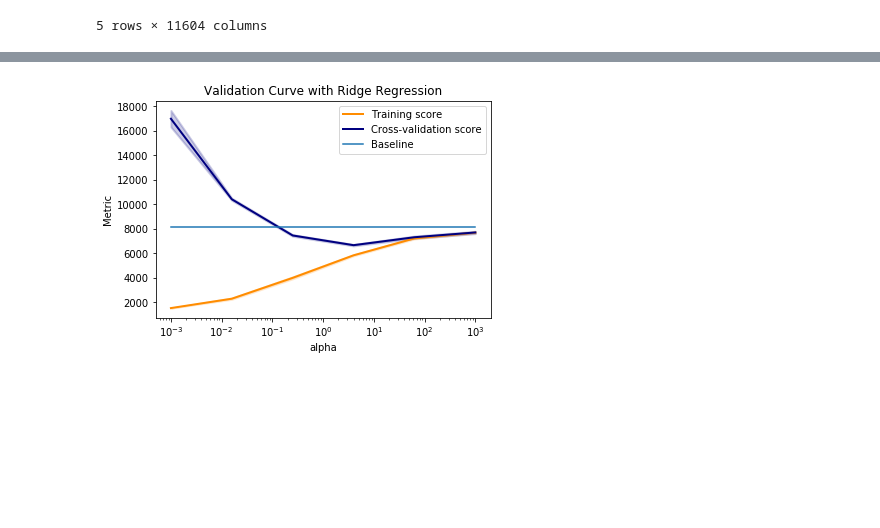
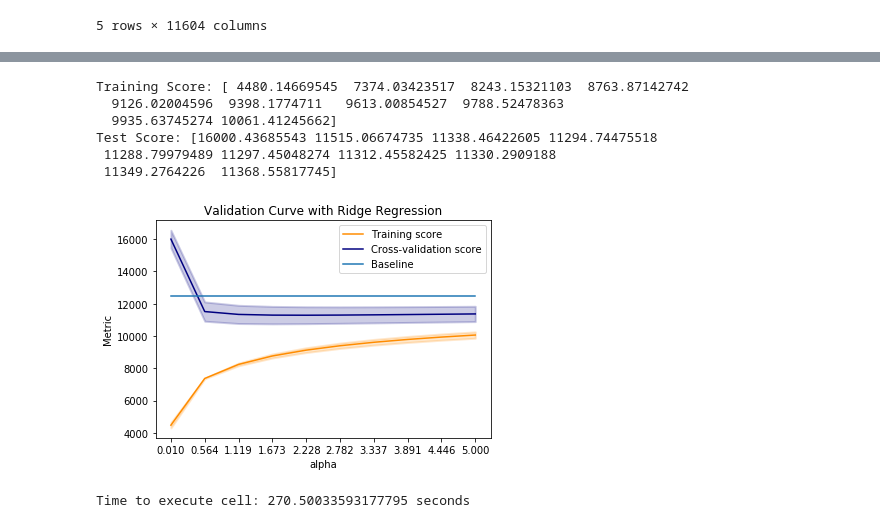
Before and after one commit to JakobLangenbahn/predict_realdonaldtrump_retweets, a Jupyter notebook: main.ipynb, the cells around one changed output, grey strips where cells are left out. Drawn from its saved outputs; the diff is of its cells as text; code cells hidden in the pictures; blank space fills up the shorter version.

```diff
--- a/main.ipynb
+++ b/main.ipynb
@@ -281,0 +277,3 @@ X_test = scaler.transform(X_test)
+# %%
+def root_mean_squared(y_actual, y_predicted):
+    return math.sqrt(mean_squared_error(y_actual, y_predicted))
@@ -301,5 +298,6 @@ Mean absolute Error: 8108.7
 # %%
-def validation_curve_function(estimator, X_train, y_train, parameter, param_range, cv, scoring):
+def validation_curve_function(estimator, X_train, y_train, parameter, param_range, cv, baseline_score, scoring, log_scale = True):
+
     train_scores, test_scores = validation_curve(estimator, X_train, y_train, parameter, param_range, cv=cv, scoring = scoring)
 
     train_scores_mean = np.mean(train_scores, axis=1)
@@ -307,23 +305,36 @@ def validation_curve_function(estimator, X_train, y_train, parameter, param_rang
     test_scores_mean = np.mean(test_scores, axis=1)
     test_scores_std = np.std(test_scores, axis=1)
 
+    print("Training Score: {}".format(train_scores_mean))
+    print("Test Score: {}".format(test_scores_mean))
+
     plt.title("Validation Curve with Ridge Regression")
     plt.xlabel(parameter)
     plt.ylabel("Metric")
 
     lw = 2
-    plt.semilogx(param_range, train_scores_mean, label="Training score",
-                 color="darkorange", lw=lw)
+    if log_scale:
+        plt.semilogx(param_range, train_scores_mean, label="Training score",
+             color="darkorange", lw=lw)
+    else:
+        plt.plot(param_range, train_scores_mean, label="Training score",
+                     color="darkorange")
     plt.fill_between(param_range, train_scores_mean - train_scores_std,
                      train_scores_mean + train_scores_std, alpha=0.2,
                      color="darkorange", lw=lw)
-    plt.semilogx(param_range, test_scores_mean, label="Cross-validation score",
-                 color="navy", lw=lw)
+    if log_scale:
+        plt.semilogx(param_range, test_scores_mean, label="Cross-validation score",
+             color="navy", lw=lw)
+    else:
+        plt.plot(param_range, test_scores_mean, label="Cross-validation score",
+                     color="navy")
+        plt.xticks(param_range)
+
     plt.fill_between(param_range, test_scores_mean - test_scores_std,
                      test_scores_mean + test_scores_std, alpha=0.2,
                      color="navy", lw=lw)
 
-    errors_baseline_plot = np.ones(param_range.shape) * baseline_score_abs
+    errors_baseline_plot = np.ones(param_range.shape) * baseline_score
     plt.plot(param_range, errors_baseline_plot, label = "Baseline")
 
     plt.legend(loc="best")
@@ -409,6 +420,8 @@ def plot_learning_curve(estimator, title, X, y, scoring, baseline_scr, axes=None
     fit_times_mean = np.mean(fit_times, axis=1)
     fit_times_std = np.std(fit_times, axis=1)
 
+    print("Train: {}".format(train_scores_mean))
+    print("Test: {}".format(test_scores_mean))
 
     # Plot learning curve
     axes[0].grid()
@@ -445,4 +458,6 @@ def plot_learning_curve(estimator, title, X, y, scoring, baseline_scr, axes=None
     axes[2].set_ylabel("Score")
     axes[2].set_title("Performance of the model")
 
+
+
     return plt
@@ -449,9 +490,22 @@ def plot_learning_curve(estimator, title, X, y, scoring, baseline_scr, axes=None
 # %%
+start = time.time()
+
 estimator = Ridge()
-param_range = np.logspace(-3, 3, 6)
-scoring = make_scorer(mean_absolute_error)
+param_range = np.linspace(0.01, 5, 10)
+scoring = make_scorer(root_mean_squared)
 parameter = "alpha"
 cv = 3
-validation_curve_function(estimator, X_train, y_train, parameter, param_range, cv, scoring)
+validation_curve_function(estimator, X_train, y_train, parameter, param_range, cv, baseline_score, scoring, log_scale = False)
+
+
+end = time.time()
+print("Time to execute cell: {} seconds".format(end - start))
 # %% [output]
+Training Score: [ 4480.14669545  7374.03423517  8243.15321103  8763.87142742
+  9126.02004596  9398.1774711   9613.00854527  9788.52478363
+  9935.63745274 10061.41245662]
+Test Score: [16000.43685543 11515.06674735 11338.46422605 11294.74475518
+ 11288.79979489 11297.45048274 11312.45582425 11330.2909188
+ 11349.2764226  11368.55817745]
-[figure, old version]
+[figure, new version]
+Time to execute cell: 270.50033593177795 seconds
```
Also changed, not shown: parts of 15 cells of this notebook.
